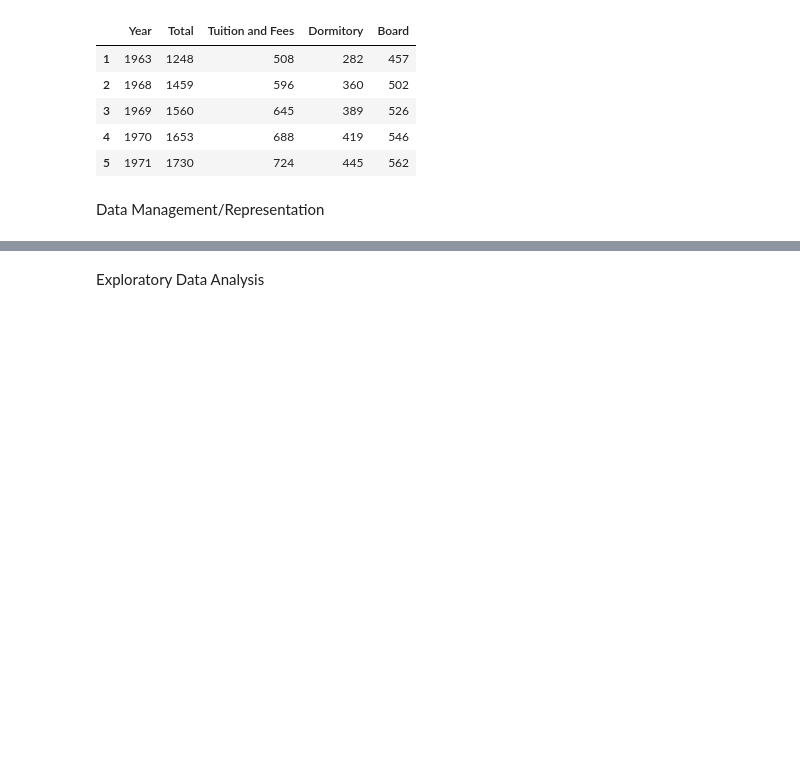
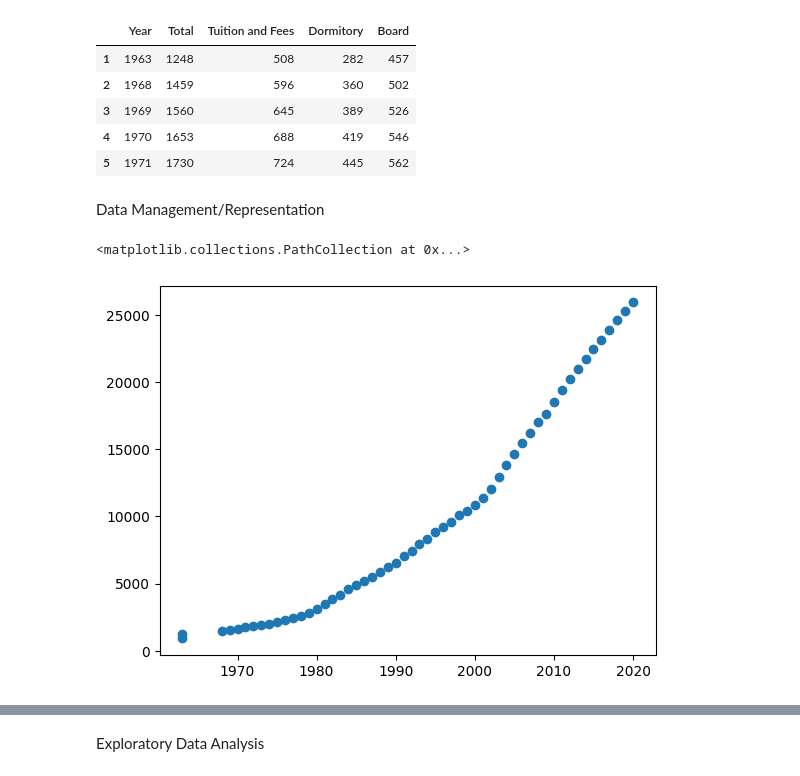
Before and after one commit to Agustin-Mor/Agustin-Mor.github.io, a Jupyter notebook: tutorial.ipynb, the cells around one changed output, grey strips where cells are left out. Drawn from its saved outputs; the diff is of its cells as text; code cells hidden in the pictures; blank space fills up the shorter version.

```diff
--- a/tutorial.ipynb
+++ b/tutorial.ipynb
@@ -195,3 +196,13 @@ df_college_cost_public.reset_index(drop=True, inplace=True)
 df_college_cost_private.reset_index(drop=True, inplace=True)
 # %% [markdown]
 Data Management/Representation
+# %%
+plt.scatter(
+    x= df_college_cost_all['Year'],
+    y= df_college_cost_all['Total']
+)
+
+plt.
+# %% [output]
+<matplotlib.collections.PathCollection at 0x...>
+[figure, added]
```
Also changed, not shown: parts of 2 cells of this notebook.
